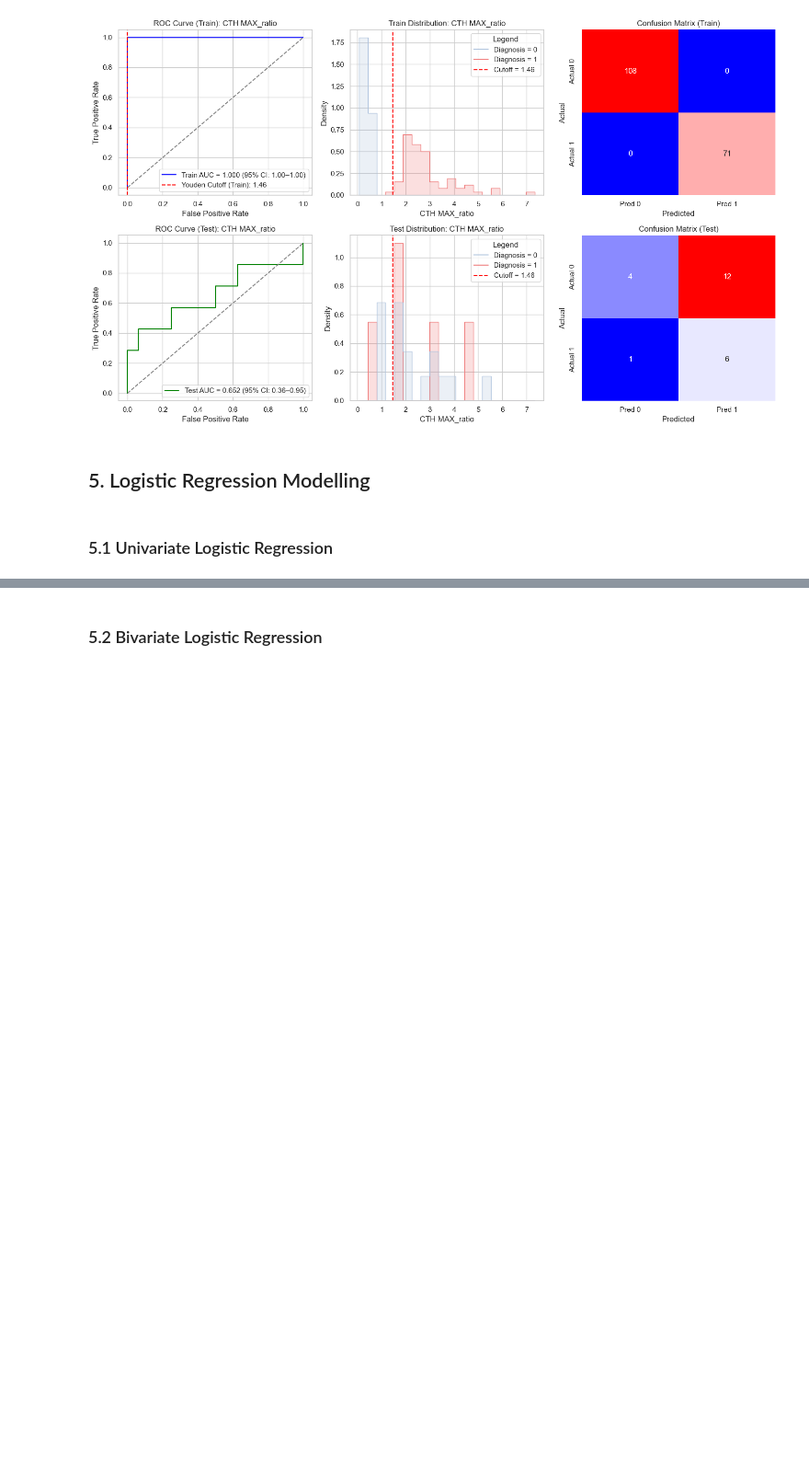
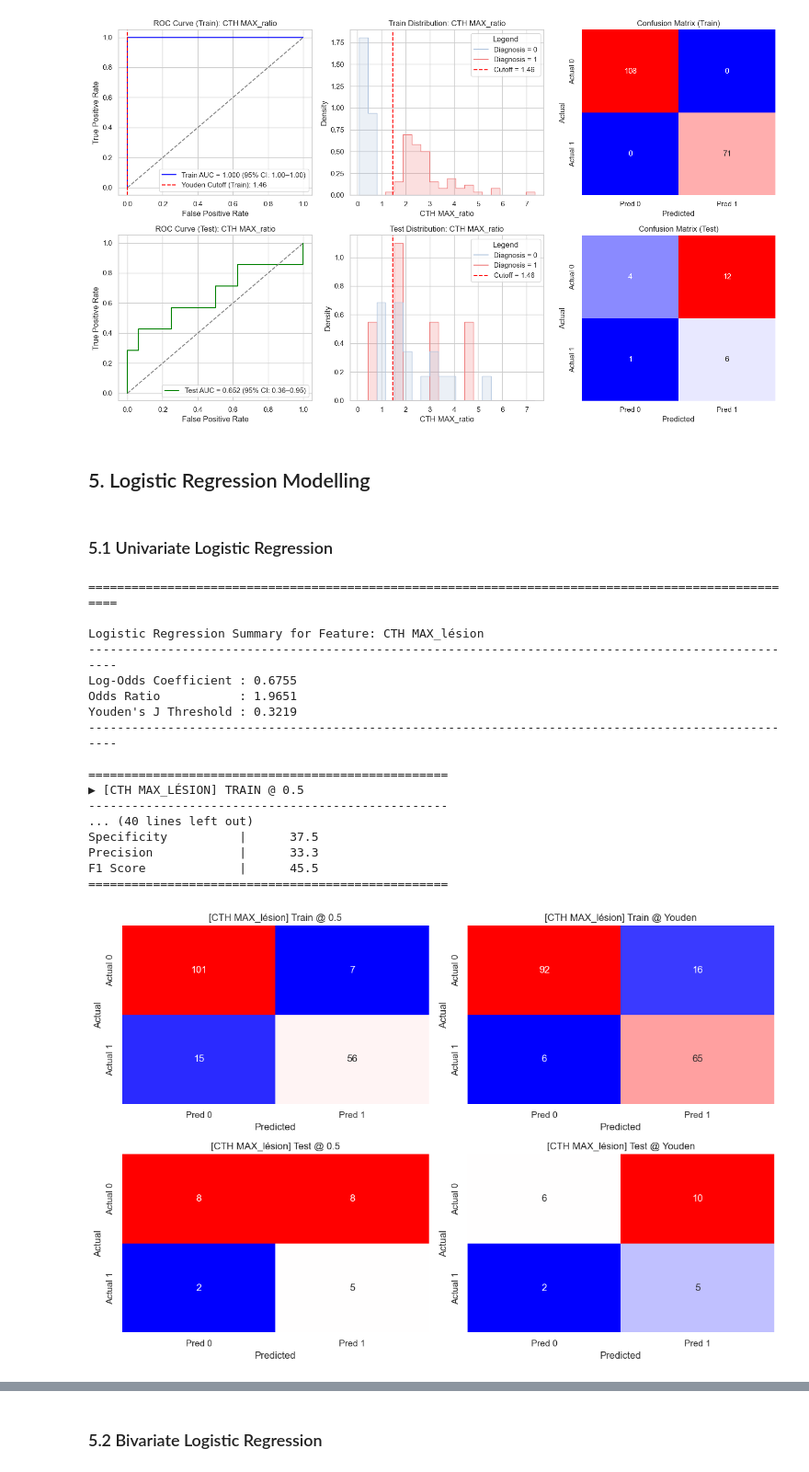
Before and after one commit to maichi98/CercareStatAnalysis, a Jupyter notebook: 02_Unibiomarker_analysis.ipynb, the cells around one changed output, grey strips where cells are left out. Shown at 92% size. Cells and saved outputs as stored; diff of their text form; code cells hidden in the pictures; blank space fills up the shorter version.

```diff
--- a/02_Unibiomarker_analysis.ipynb
+++ b/02_Unibiomarker_analysis.ipynb
@@ -269,3 +269,24 @@ F1 Score             |      48.0
 ## 5.  Logistic Regression Modelling
 # %% [markdown]
 ### 5.1 Univariate Logistic Regression
+# %%
+ub.evaluate_logistic_univariate_model(feature=ub.path, target_bin_count=20)
+# %% [output]
+====================================================================================================
+
+Logistic Regression Summary for Feature: CTH MAX_lésion
+----------------------------------------------------------------------------------------------------
+Log-Odds Coefficient : 0.6755
+Odds Ratio           : 1.9651
+Youden's J Threshold : 0.3219
+----------------------------------------------------------------------------------------------------
+
+==================================================
+▶ [CTH MAX_LÉSION] TRAIN @ 0.5
+--------------------------------------------------
+... (40 lines left out)
+Specificity          |      37.5
+Precision            |      33.3
+F1 Score             |      45.5
+==================================================
+[figure, added]
```
Also changed, not shown: parts of 9 cells of this notebook, 2 other files.
